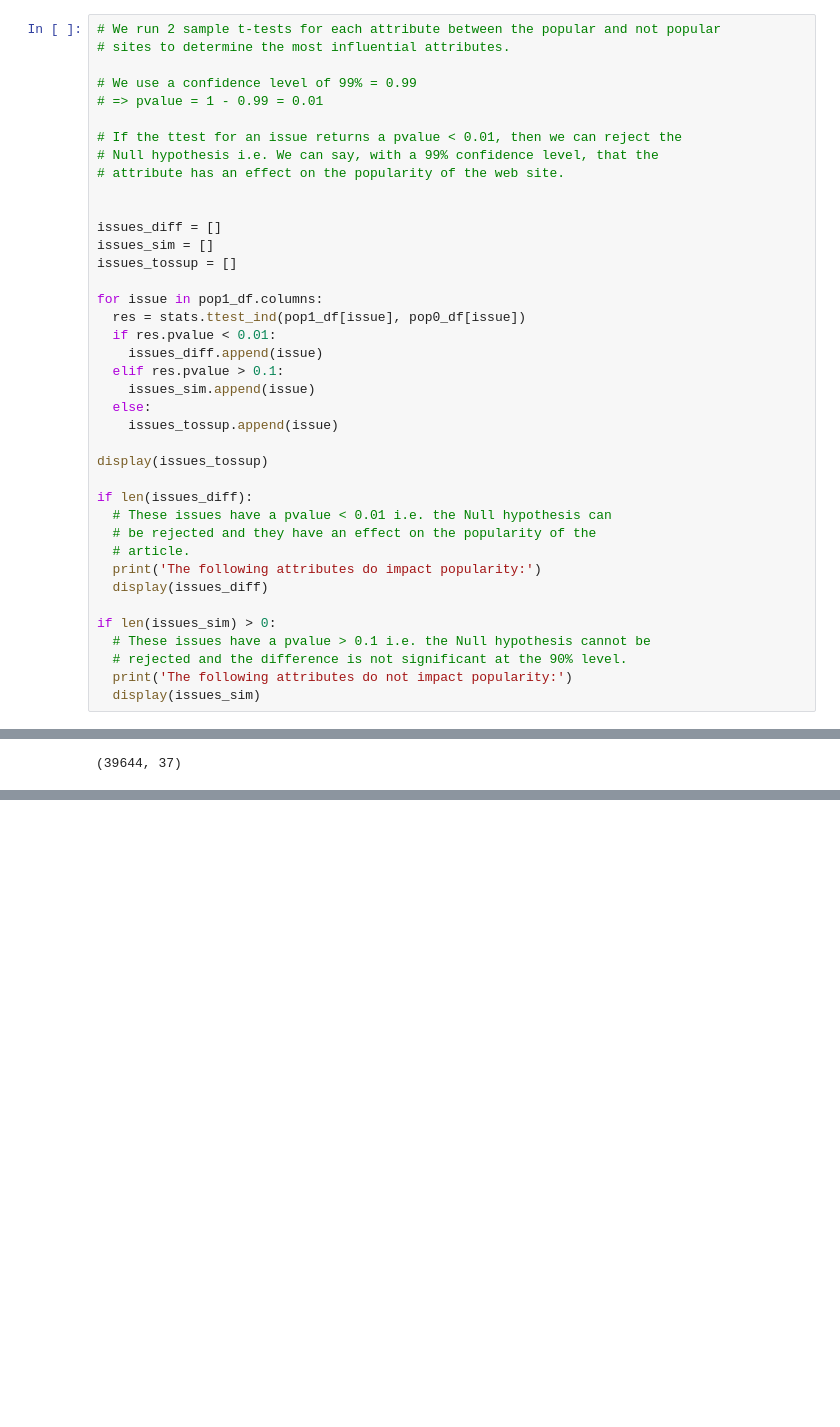
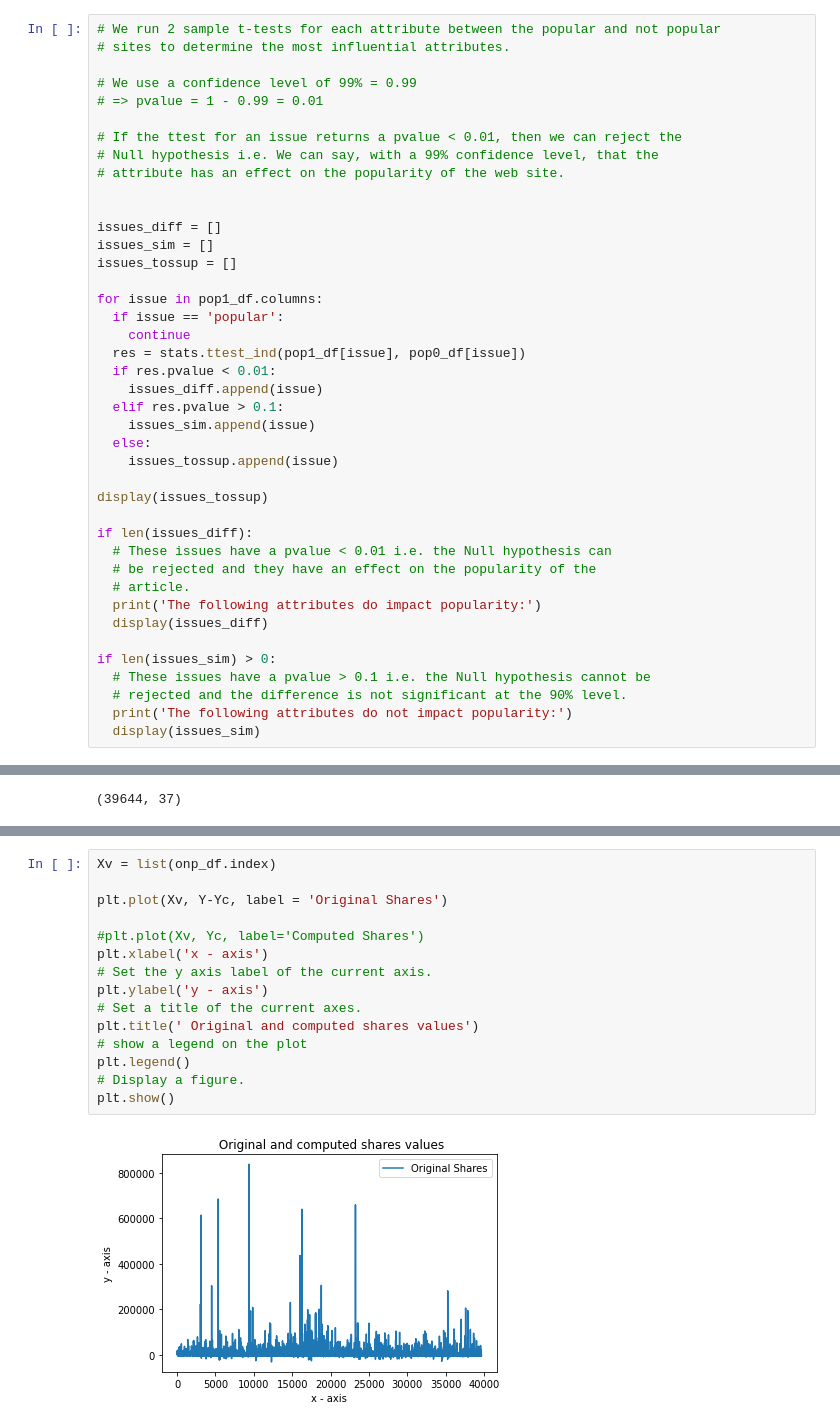
Before and after one commit to nsriniva/DS-Unit-1-Build, a Jupyter notebook: DS_Unit_1_BuildProject_1.ipynb, the cells around one changed output, grey strips where cells are left out. Saved outputs shown, nothing was run; the diff lists cells and outputs as text; blank space fills up the shorter version.

```diff
--- a/DS_Unit_1_BuildProject_1.ipynb
+++ b/DS_Unit_1_BuildProject_1.ipynb
@@ -186,6 +187,8 @@ issues_sim = []
 issues_tossup = []
 
 for issue in pop1_df.columns:
+  if issue == 'popular':
+    continue
   res = stats.ttest_ind(pop1_df[issue], pop0_df[issue])
   if res.pvalue < 0.01:
     issues_diff.append(issue)
@@ -274,0 +272,17 @@ display(np.linalg.norm(Y-Yc))
+# %%
+Xv = list(onp_df.index)
+
+plt.plot(Xv, Y-Yc, label = 'Original Shares')
+
+#plt.plot(Xv, Yc, label='Computed Shares')
+plt.xlabel('x - axis')
+# Set the y axis label of the current axis.
+plt.ylabel('y - axis')
+# Set a title of the current axes.
+plt.title(' Original and computed shares values')
+# show a legend on the plot
+plt.legend()
+# Display a figure.
+plt.show()
+# %% [output]
+[figure, added]
```
Also changed, not shown: parts of 10 cells of this notebook.
